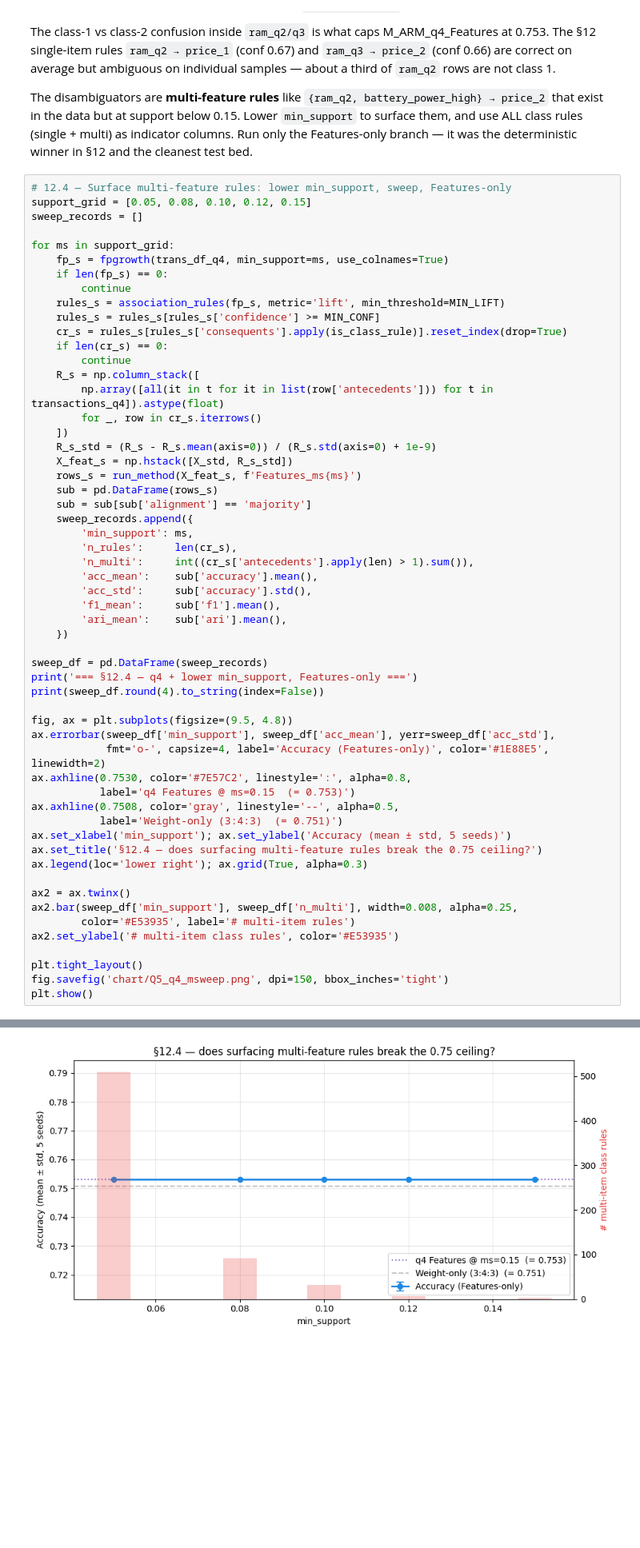
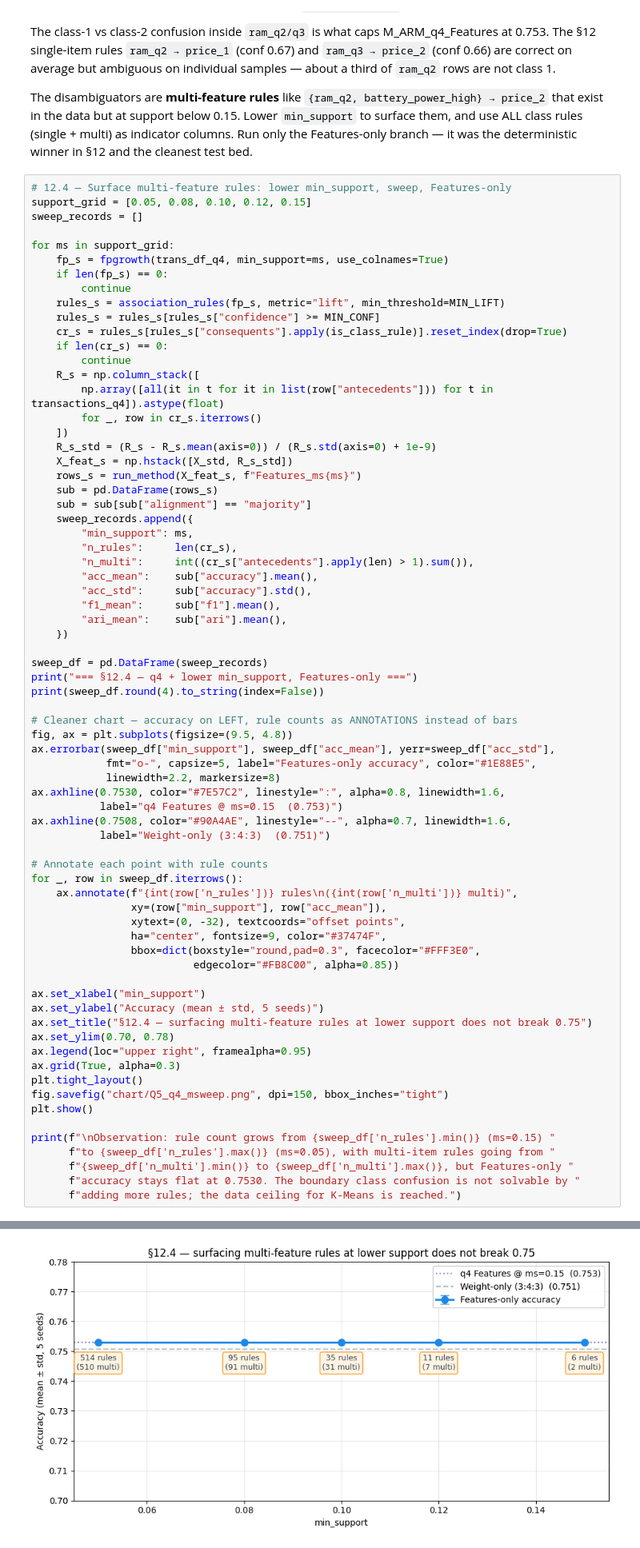
Before and after one commit to Ashurali/DM2026-Assignment-1-MKS, a Jupyter notebook: Mobile_Price_KMeans_ARM.ipynb, the cells around one changed output, grey strips where cells are left out. Shown at 80% size. Saved outputs shown, nothing was run; the diff lists cells and outputs as text; blank space fills up the shorter version.

Commit message:
Add some more charts

```diff
--- a/Mobile_Price_KMeans_ARM.ipynb
+++ b/Mobile_Price_KMeans_ARM.ipynb
@@ -1116,59 +1116,74 @@ for ms in support_grid:
     fp_s = fpgrowth(trans_df_q4, min_support=ms, use_colnames=True)
     if len(fp_s) == 0:
         continue
-    rules_s = association_rules(fp_s, metric='lift', min_threshold=MIN_LIFT)
-    rules_s = rules_s[rules_s['confidence'] >= MIN_CONF]
-    cr_s = rules_s[rules_s['consequents'].apply(is_class_rule)].reset_index(drop=True)
+    rules_s = association_rules(fp_s, metric="lift", min_threshold=MIN_LIFT)
+    rules_s = rules_s[rules_s["confidence"] >= MIN_CONF]
+    cr_s = rules_s[rules_s["consequents"].apply(is_class_rule)].reset_index(drop=True)
     if len(cr_s) == 0:
         continue
     R_s = np.column_stack([
-        np.array([all(it in t for it in list(row['antecedents'])) for t in transactions_q4]).astype(float)
+        np.array([all(it in t for it in list(row["antecedents"])) for t in transactions_q4]).astype(float)
         for _, row in cr_s.iterrows()
     ])
     R_s_std = (R_s - R_s.mean(axis=0)) / (R_s.std(axis=0) + 1e-9)
     X_feat_s = np.hstack([X_std, R_s_std])
-    rows_s = run_method(X_feat_s, f'Features_ms{ms}')
+    rows_s = run_method(X_feat_s, f"Features_ms{ms}")
     sub = pd.DataFrame(rows_s)
-    sub = sub[sub['alignment'] == 'majority']
+    sub = sub[sub["alignment"] == "majority"]
     sweep_records.append({
-        'min_support': ms,
-        'n_rules':     len(cr_s),
-        'n_multi':     int((cr_s['antecedents'].apply(len) > 1).sum()),
-        'acc_mean':    sub['accuracy'].mean(),
-        'acc_std':     sub['accuracy'].std(),
-        'f1_mean':     sub['f1'].mean(),
-        'ari_mean':    sub['ari'].mean(),
+        "min_support": ms,
+        "n_rules":     len(cr_s),
+        "n_multi":     int((cr_s["antecedents"].apply(len) > 1).sum()),
+        "acc_mean":    sub["accuracy"].mean(),
+        "acc_std":     sub["accuracy"].std(),
+        "f1_mean":     sub["f1"].mean(),
+        "ari_mean":    sub["ari"].mean(),
     })
 
 sweep_df = pd.DataFrame(sweep_records)
-print('=== §12.4 — q4 + lower min_support, Features-only ===')
+print("=== §12.4 — q4 + lower min_support, Features-only ===")
 print(sweep_df.round(4).to_string(index=False))
 
+# Cleaner chart — accuracy on LEFT, rule counts as ANNOTATIONS instead of bars
 fig, ax = plt.subplots(figsize=(9.5, 4.8))
-ax.errorbar(sweep_df['min_support'], sweep_df['acc_mean'], yerr=sweep_df['acc_std'],
-            fmt='o-', capsize=4, label='Accuracy (Features-only)', color='#1E88E5', linewidth=2)
-ax.axhline(0.7530, color='#7E57C2', linestyle=':', alpha=0.8,
-           label='q4 Features @ ms=0.15  (= 0.753)')
-ax.axhline(0.7508, color='gray', linestyle='--', alpha=0.5,
-           label='Weight-only (3:4:3)  (= 0.751)')
-ax.set_xlabel('min_support'); ax.set_ylabel('Accuracy (mean ± std, 5 seeds)')
-ax.set_title('§12.4 — does surfacing multi-feature rules break the 0.75 ceiling?')
-ax.legend(loc='lower right'); ax.grid(True, alpha=0.3)
+ax.errorbar(sweep_df["min_support"], sweep_df["acc_mean"], yerr=sweep_df["acc_std"],
+            fmt="o-", capsize=5, label="Features-only accuracy", color="#1E88E5",
+            linewidth=2.2, markersize=8)
+ax.axhline(0.7530, color="#7E57C2", linestyle=":", alpha=0.8, linewidth=1.6,
+           label="q4 Features @ ms=0.15  (0.753)")
+ax.axhline(0.7508, color="#90A4AE", linestyle="--", alpha=0.7, linewidth=1.6,
+           label="Weight-only (3:4:3)  (0.751)")
 
-ax2 = ax.twinx()
-ax2.bar(sweep_df['min_support'], sweep_df['n_multi'], width=0.008, alpha=0.25,
-        color='#E53935', label='# multi-item rules')
-ax2.set_ylabel('# multi-item class rules', color='#E53935')
+# Annotate each point with rule counts
+for _, row in sweep_df.iterrows():
+    ax.annotate(f"{int(row['n_rules'])} rules\n({int(row['n_multi'])} multi)",
+                xy=(row["min_support"], row["acc_mean"]),
+                xytext=(0, -32), textcoords="offset points",
+                ha="center", fontsize=9, color="#37474F",
+                bbox=dict(boxstyle="round,pad=0.3", facecolor="#FFF3E0",
+                          edgecolor="#FB8C00", alpha=0.85))
 
+ax.set_xlabel("min_support")
+ax.set_ylabel("Accuracy (mean ± std, 5 seeds)")
+ax.set_title("§12.4 — surfacing multi-feature rules at lower support does not break 0.75")
+ax.set_ylim(0.70, 0.78)
+ax.legend(loc="upper right", framealpha=0.95)
+ax.grid(True, alpha=0.3)
 plt.tight_layout()
-fig.savefig('chart/Q5_q4_msweep.png', dpi=150, bbox_inches='tight')
+fig.savefig("chart/Q5_q4_msweep.png", dpi=150, bbox_inches="tight")
 plt.show()
+
+print(f"\nObservation: rule count grows from {sweep_df['n_rules'].min()} (ms=0.15) "
+      f"to {sweep_df['n_rules'].max()} (ms=0.05), with multi-item rules going from "
+      f"{sweep_df['n_multi'].min()} to {sweep_df['n_multi'].max()}, but Features-only "
+      f"accuracy stays flat at 0.7530. The boundary class confusion is not solvable by "
+      f"adding more rules; the data ceiling for K-Means is reached.")
 # %% [output]
 === §12.4 — q4 + lower min_support, Features-only ===
  min_support  n_rules  n_multi  acc_mean  acc_std  f1_mean  ari_mean
         0.05      514      510     0.753      0.0    0.753     0.486
         0.08       95       91     0.753      0.0    0.753     0.486
         0.10       35       31     0.753      0.0    0.753     0.486
         0.12       11        7     0.753      0.0    0.753     0.486
         0.15        6        2     0.753      0.0    0.753     0.486
-[figure, old version]
+[figure, new version]
```
Also changed, not shown: parts of 3 cells of this notebook, 4 other files.
